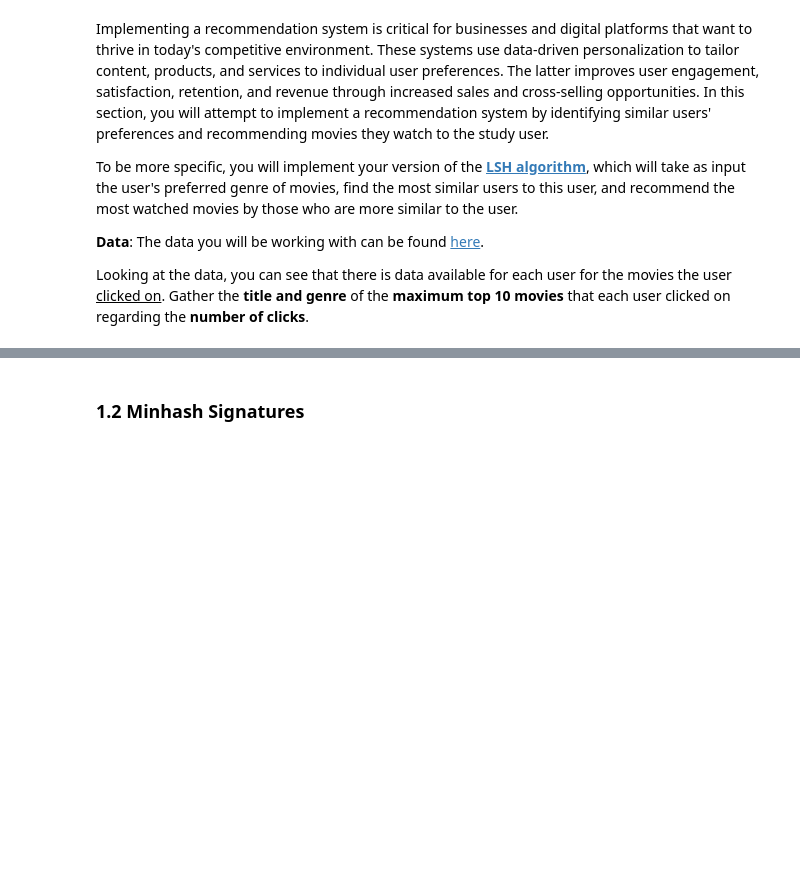
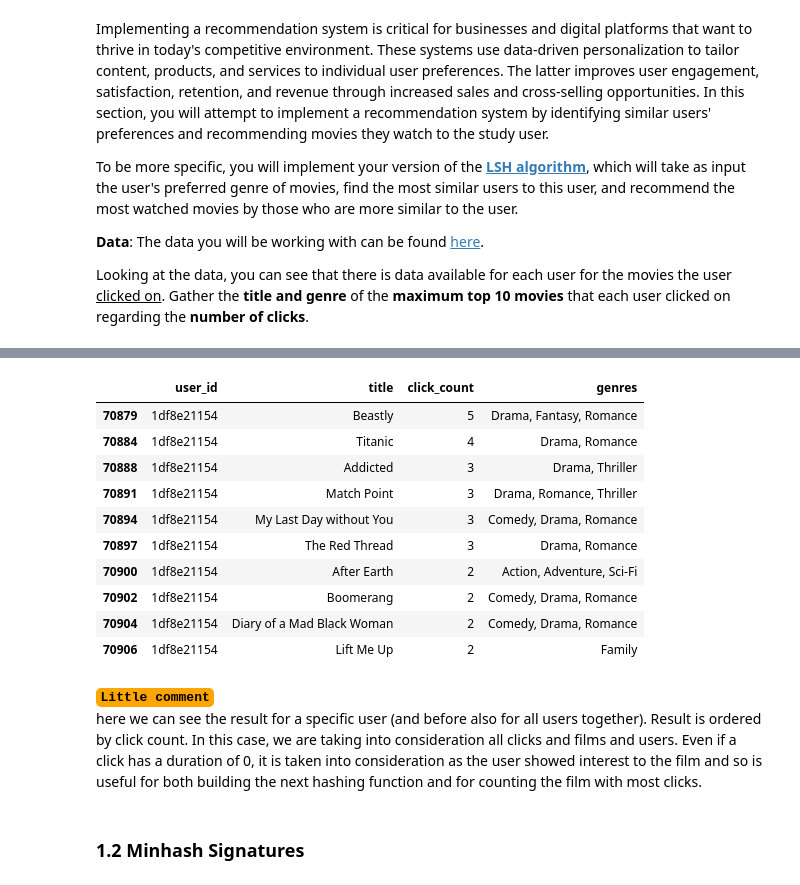
Before and after one commit to LorenzoPannacci/ADM-HW4, a Jupyter notebook: main.ipynb, the cells around one changed output, grey strips where cells are left out. Drawn from its saved outputs; the diff is of its cells as text; code cells hidden in the pictures; blank space fills up the shorter version.

```diff
--- a/main.ipynb
+++ b/main.ipynb
@@ -76,3 +166,26 @@ Looking at the data, you can see that there is data available for each user for
+# %%
+#here you can retrieve the result for a specific user
+### CHANGE THE USER HERE TO THE DESIRED ONE
+input_user = "1df8e21154"
+
+specific_user = result[result['user_id'] == input_user]
+
+specific_user
+# %% [output]
+|  | user_id | title | click_count | genres |
+| 70879 | 1df8e21154 | Beastly | 5 | Drama, Fantasy, Romance |
+| 70884 | 1df8e21154 | Titanic | 4 | Drama, Romance |
+| 70888 | 1df8e21154 | Addicted | 3 | Drama, Thriller |
+| 70891 | 1df8e21154 | Match Point | 3 | Drama, Romance, Thriller |
+| 70894 | 1df8e21154 | My Last Day without You | 3 | Comedy, Drama, Romance |
+| 70897 | 1df8e21154 | The Red Thread | 3 | Drama, Romance |
+| 70900 | 1df8e21154 | After Earth | 2 | Action, Adventure, Sci-Fi |
+| 70902 | 1df8e21154 | Boomerang | 2 | Comedy, Drama, Romance |
+| 70904 | 1df8e21154 | Diary of a Mad Black Woman | 2 | Comedy, Drama, Romance |
+| 70906 | 1df8e21154 | Lift Me Up | 2 | Family |
+# %% [markdown]
+<code style="background:orange;color:black">**Little comment**</code> <br>
+here we can see the result for a specific user (and before also for all users together). Result is ordered by click count. In this case, we are taking into consideration all clicks and films and users. Even if a click has a duration of 0, it is taken into consideration as the user showed interest to the film and so is useful for both building the next hashing function and for counting the film with most clicks.
 # %% [markdown]
 ### 1.2 Minhash Signatures
 # %% [markdown]
```
Also changed, not shown: parts of 23 cells of this notebook.
